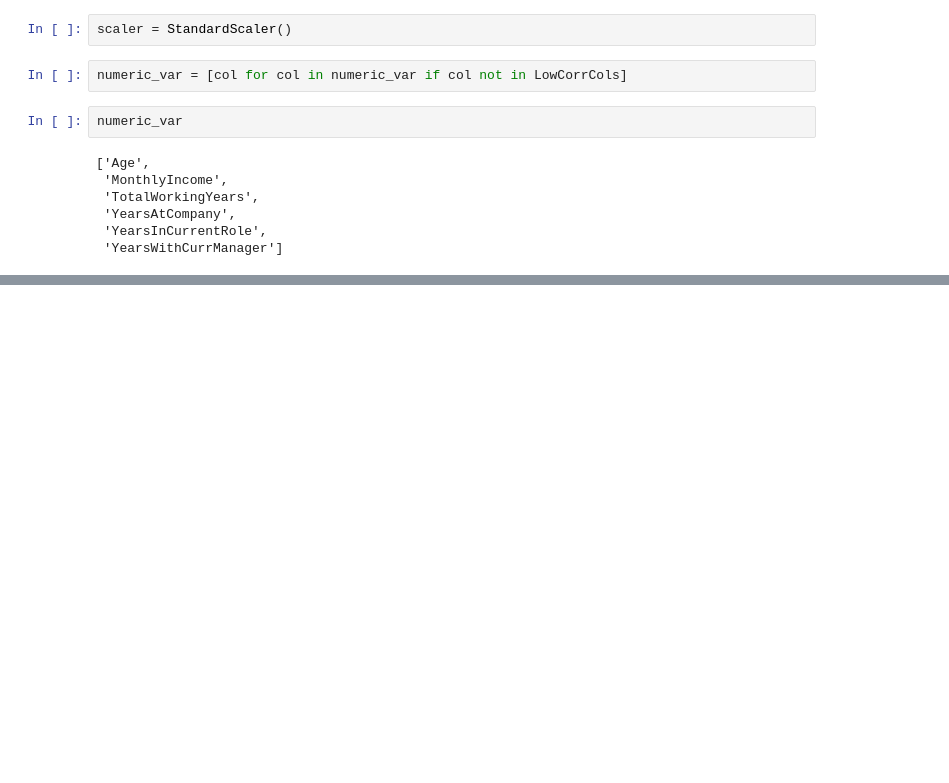
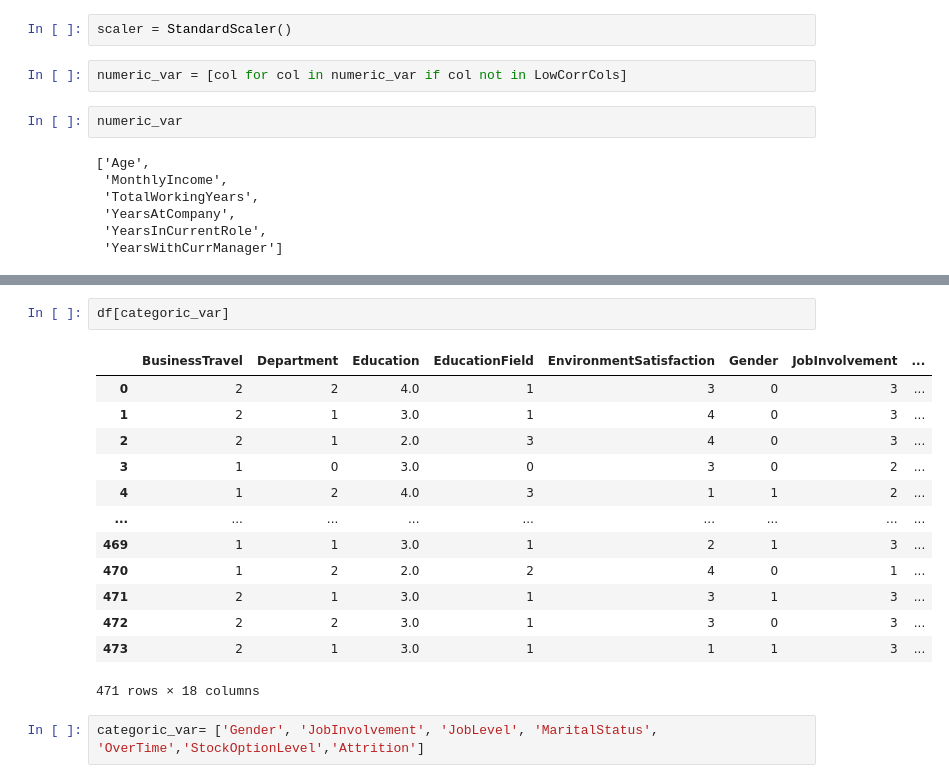
Before and after one commit to loplop05/Employee-Attriation, a Jupyter notebook: EmployeeWorkSheet.ipynb, the cells around one changed output, grey strips where cells are left out. Saved outputs shown, nothing was run; the diff lists cells and outputs as text; blank space fills up the shorter version.

```diff
--- a/EmployeeWorkSheet.ipynb
+++ b/EmployeeWorkSheet.ipynb
@@ -234,0 +253,18 @@ numeric_var
+# %%
+df[categoric_var]
+# %% [output]
+|  | BusinessTravel | Department | Education | EducationField | EnvironmentSatisfaction | Gender | JobInvolvement | ... |
+| 0 | 2 | 2 | 4.0 | 1 | 3 | 0 | 3 | ... |
+| 1 | 2 | 1 | 3.0 | 1 | 4 | 0 | 3 | ... |
+| 2 | 2 | 1 | 2.0 | 3 | 4 | 0 | 3 | ... |
+| 3 | 1 | 0 | 3.0 | 0 | 3 | 0 | 2 | ... |
+| 4 | 1 | 2 | 4.0 | 3 | 1 | 1 | 2 | ... |
+| ... | ... | ... | ... | ... | ... | ... | ... | ... |
+| 469 | 1 | 1 | 3.0 | 1 | 2 | 1 | 3 | ... |
+| 470 | 1 | 2 | 2.0 | 2 | 4 | 0 | 1 | ... |
+| 471 | 2 | 1 | 3.0 | 1 | 3 | 1 | 3 | ... |
+| 472 | 2 | 2 | 3.0 | 1 | 3 | 0 | 3 | ... |
+| 473 | 2 | 1 | 3.0 | 1 | 1 | 1 | 3 | ... |
+471 rows × 18 columns
+# %%
+categoric_var= ['Gender', 'JobInvolvement', 'JobLevel', 'MaritalStatus', 'OverTime','StockOptionLevel','Attrition']
```
Also changed, not shown: parts of 2 cells of this notebook.
